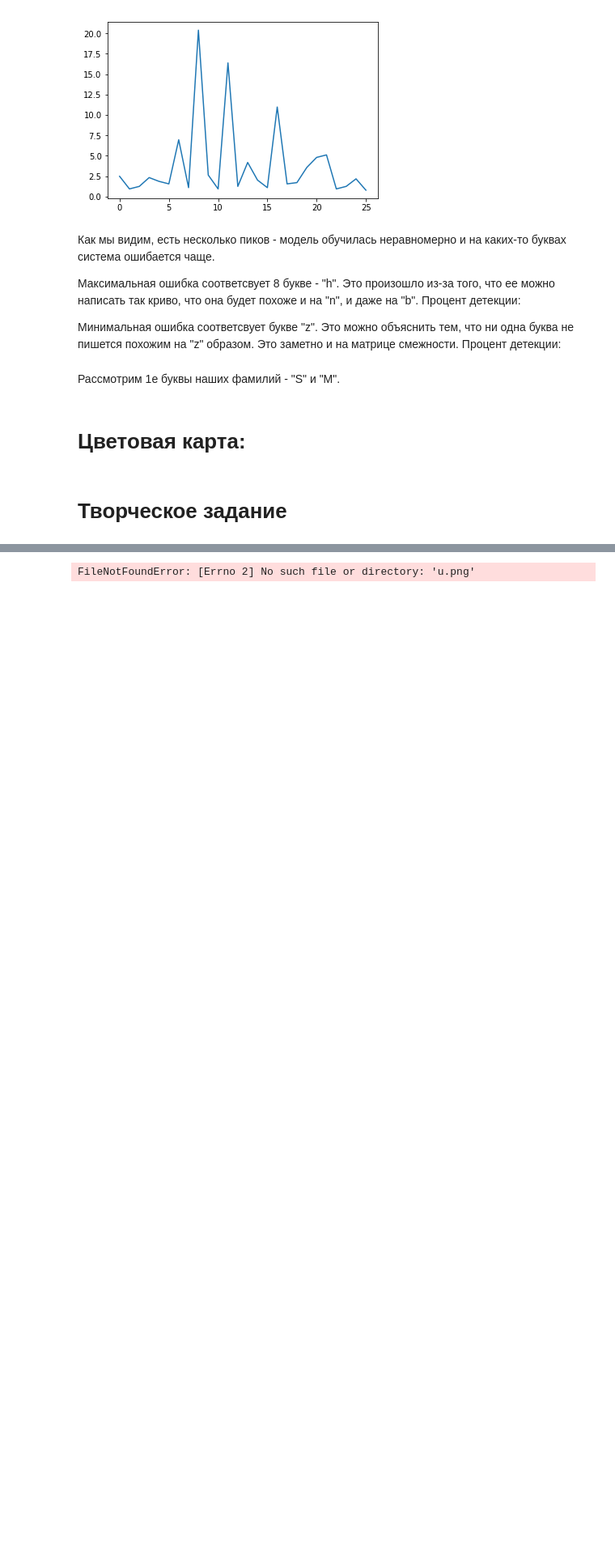
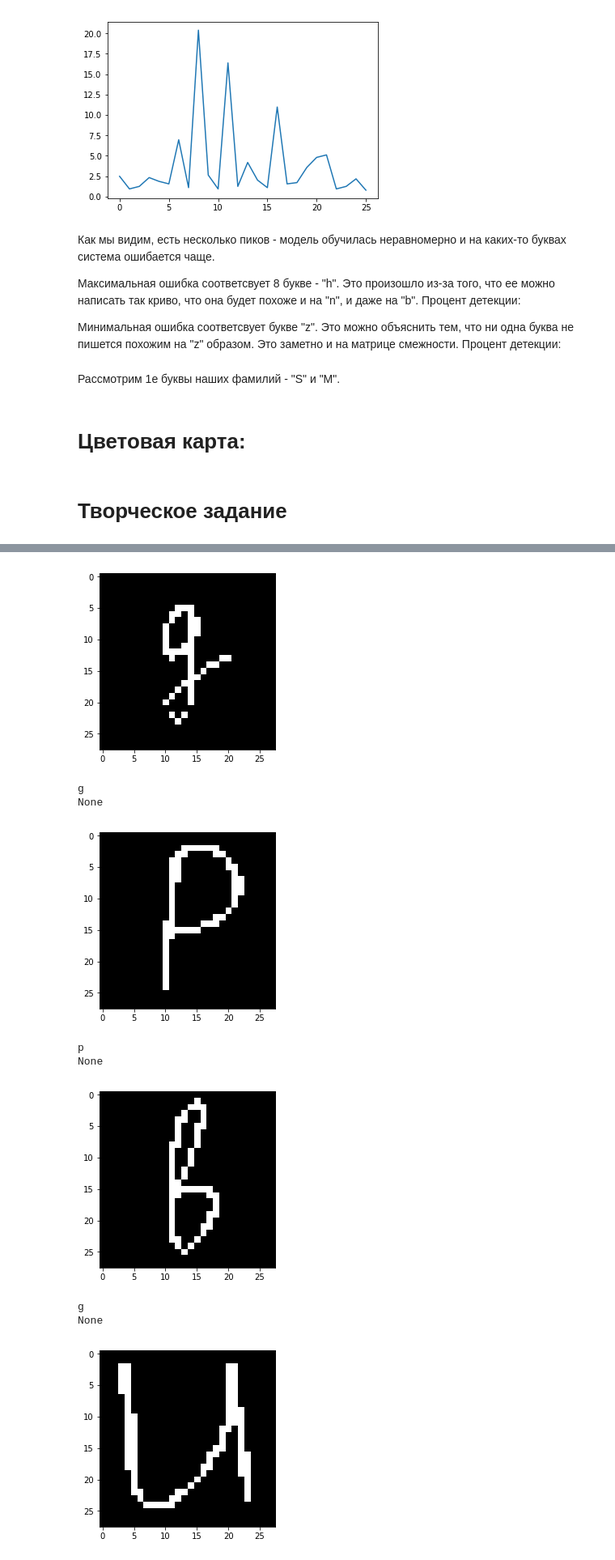
Before and after one commit to rogday/date-saens, a Jupyter notebook: Lab5/Lab5.ipynb, the cells around one changed output, grey strips where cells are left out. Shown at 81% size. Saved outputs shown, nothing was run; the diff lists cells and outputs as text; code cells hidden in the pictures; blank space fills up the shorter version.

```diff
--- a/Lab5/Lab5.ipynb
+++ b/Lab5/Lab5.ipynb
@@ -412,2 +400,18 @@ for infile in glob.glob("photos/*.png"):
+# %%
+import os
+import PIL.Image as Img
+
+folder = 'photos'
+new_folder = 'letters'
+px = 28
+feat = px**2*3
+for i in (['a','b','B','e','g','n','p','u']):
+    name = '_'.join(['foto', str(i)])
+    name = '.'.join([name, 'png'])
+    source = os.path.join(folder, name)
+    dest = os.path.join(new_folder, name)
+    img = Img.open(source)
+    img = img.resize((px, px), Img.LANCZOS)
+    img.save(dest)
 # %%
 негатив
@@ -436,29 +461,37 @@ for letter in (['a','b','B','E','G','N','p','u']):
 # %%
 import os
 import PIL.Image as Image
-
+import numpy as np
+import matplotlib.pyplot as plt
 from tensorflow.keras.utils import to_categorical
-
-
-im = Image.open("u.png")
-image_b = []
-for pixel in iter(im.getdata()):
-    image_b.append(pixel[0])
-image_b = np.asarray(image_b)
-image_b = image_b.reshape(1,28, 28, 1)
-image_b_true =to_categorical
 
 def shit(s):
     print(chr(ord('a') + s - 1))
 
-score = model.predict(image_b)
+def check(letter):
+    im = Image.open(letter + ".png")
+    image = []
+    for pixel in iter(im.getdata()):
+        image.append(pixel[0])
+    image = np.asarray(image)
+    image = image.reshape(1,28, 28, 1)
 
-plt.imshow(image_b.reshape((28, 28)).T, cmap='gray')
-plt.show()
+    score = model.predict(image.T)
+    plt.imshow(image.reshape((28, 28)), cmap='gray')
+    plt.show()
+    print(shit(np.argmax(score)))
 
 
-
-
-print(shit(np.argmax(score)))
+for i in (['g', 'p', 'b', 'u', 'N']):
+    check(i)
 # %% [output]
+[figure, added]
-FileNotFoundError: [Errno 2] No such file or directory: 'u.png'
+g
+None
+[figure, added]
+p
+None
+[figure, added]
+g
+None
+[figure, added]
```
Also changed, not shown: parts of 4 cells of this notebook, 11 other files.
